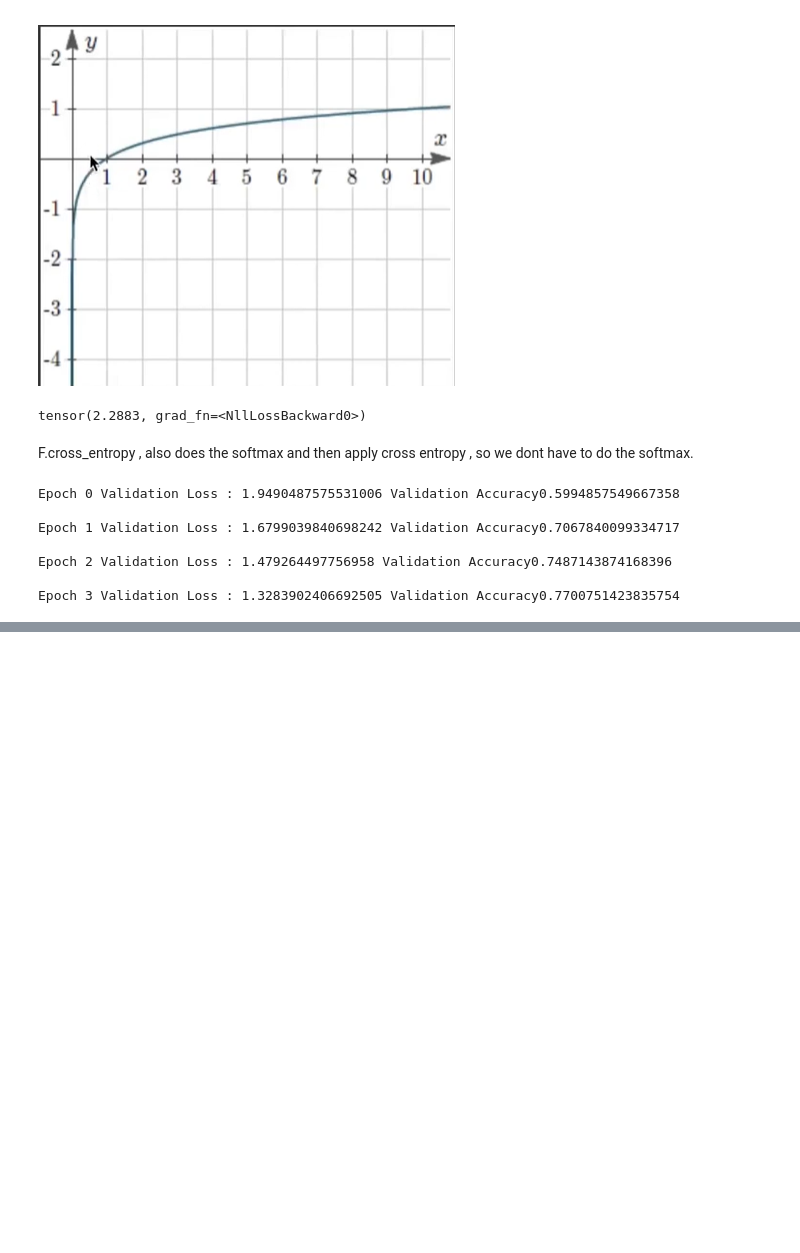
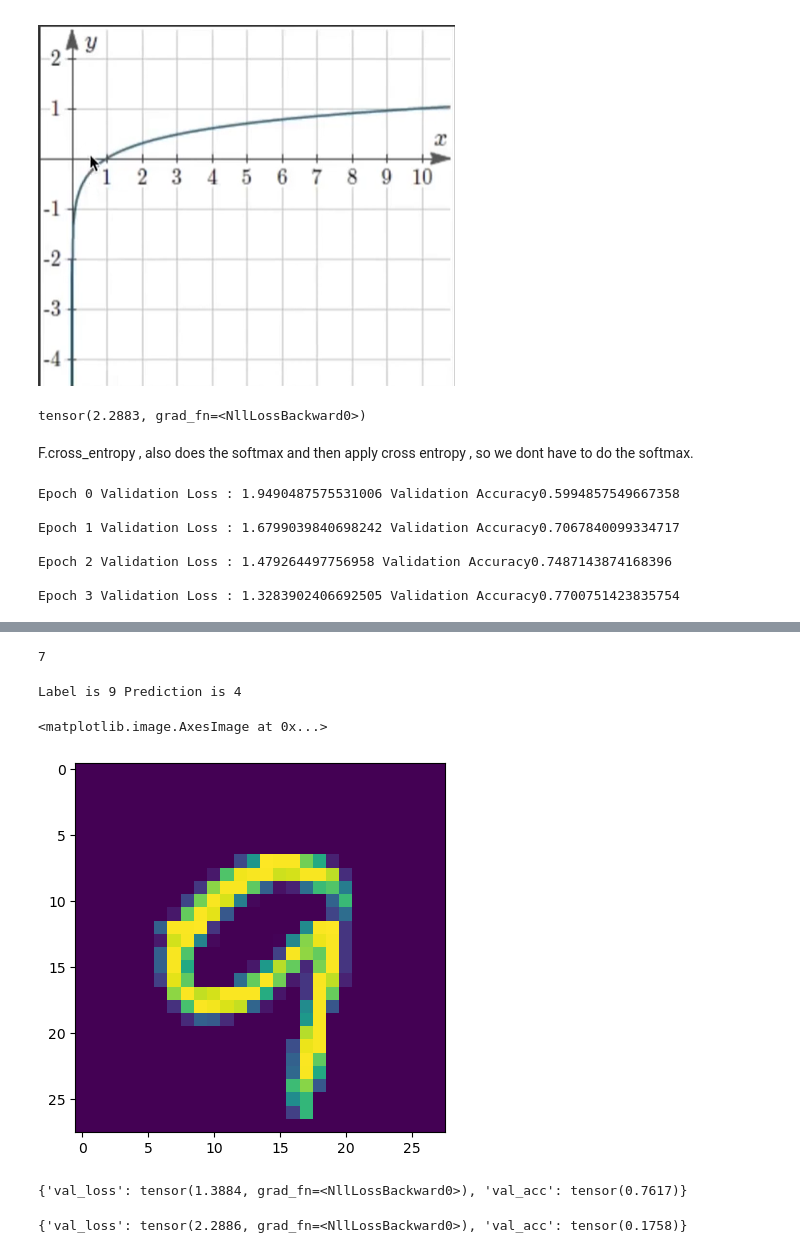
Before and after one commit to rahulkamra/machine_learning, a Jupyter notebook: Basics/Mnist.ipynb, the cells around one changed output, grey strips where cells are left out. Drawn from its saved outputs; the diff is of its cells as text; code cells hidden in the pictures; blank space fills up the shorter version.

```diff
--- a/Basics/Mnist.ipynb
+++ b/Basics/Mnist.ipynb
@@ -421,0 +432,19 @@ Text(0, 0.5, 'accuracy')
+# %%
+def predict_image(img , model):
+    image_with_batch_dimention = img.unsqueeze(0) #adds another dimention as the model as the batch size as the first dimention.
+    result = model(image_with_batch_dimention)
+    max_value , index = torch.max(result,dim = 1)
+    return index.item()
+# %%
+predict_image(image,model)
+# %% [output]
+7
+# %%
+img,label=test_dataset[random.randint(0,len(test_dataset))]
+predict_image(img,model)
+print("Label is " + str(label) + " Prediction is " + str(predict_image(img,model)))
+plt.imshow(img[0])
+# %% [output]
+Label is 9 Prediction is 4
+<matplotlib.image.AxesImage at 0x...>
+[figure, added]
@@ -421,0 +457,4 @@ Text(0, 0.5, 'accuracy')
+# %%
+test(model)
+# %% [output]
+{'val_loss': tensor(1.3884, grad_fn=<NllLossBackward0>), 'val_acc': tensor(0.7617)}
@@ -421,0 +465,4 @@ Text(0, 0.5, 'accuracy')
+# %%
+test(model_new)
+# %% [output]
+{'val_loss': tensor(2.2886, grad_fn=<NllLossBackward0>), 'val_acc': tensor(0.1758)}
```
Also changed, not shown: parts of 8 cells of this notebook, 1 other file.
